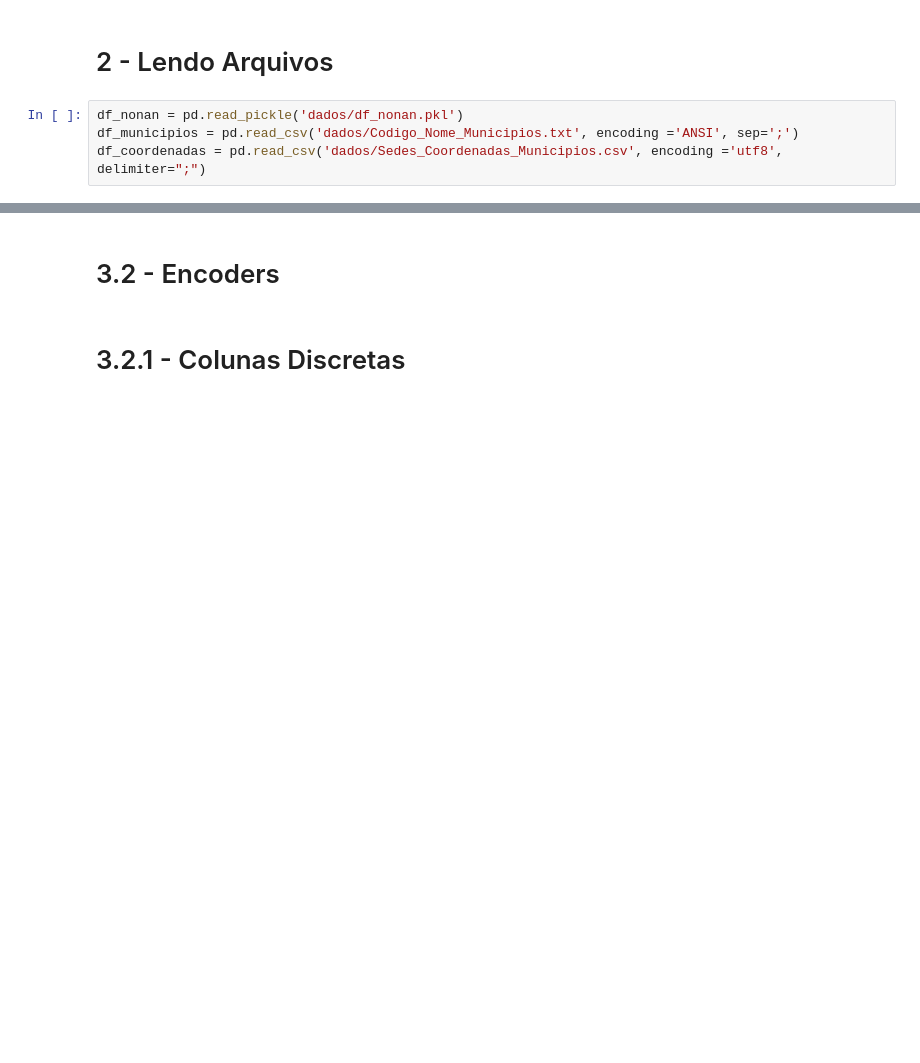
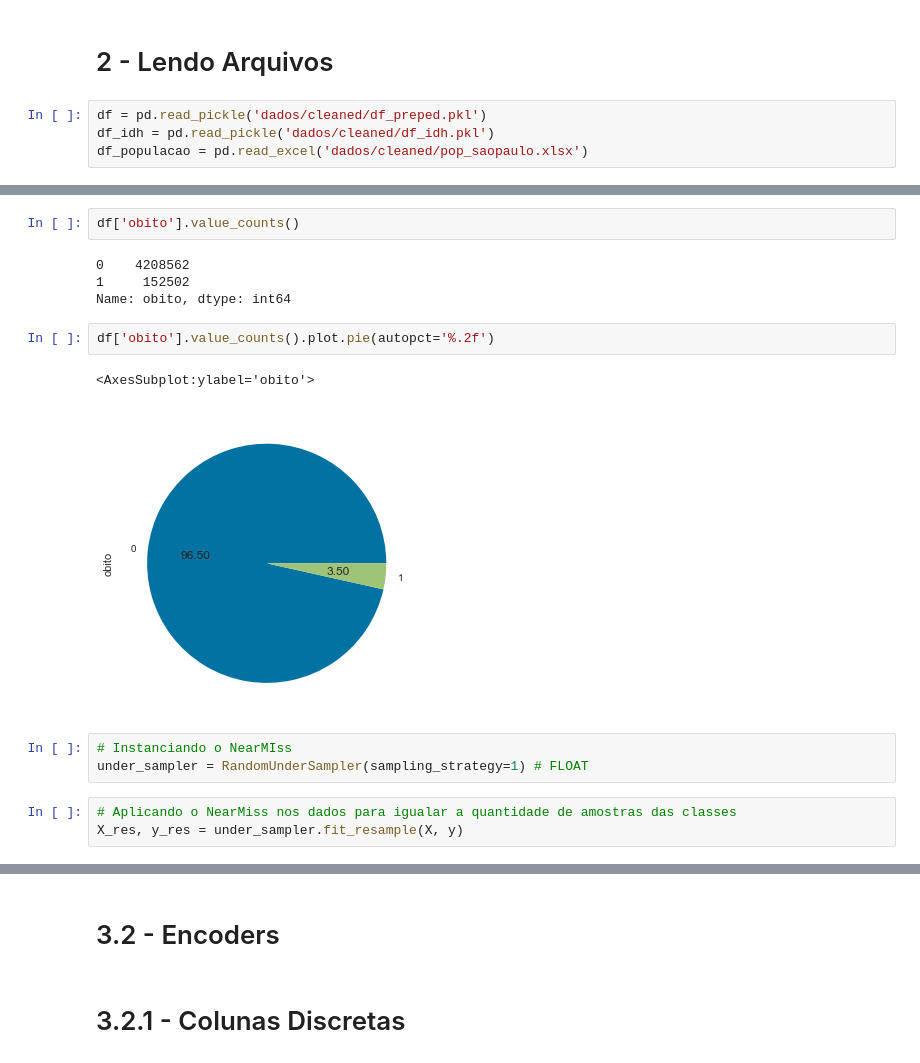
Before and after one commit to 1colete/dh_projeto_integrador, a Jupyter notebook: 3_modelagem.ipynb, the cells around one changed output, grey strips where cells are left out. Drawn from its saved outputs; the diff is of its cells as text; blank space fills up the shorter version.

```diff
--- a/3_modelagem.ipynb
+++ b/3_modelagem.ipynb
@@ -58,6 +59,6 @@ warnings.filterwarnings('ignore')
 # %% [markdown]
 # 2 - Lendo Arquivos
 # %%
-df_nonan = pd.read_pickle('dados/df_nonan.pkl')
-df_municipios = pd.read_csv('dados/Codigo_Nome_Municipios.txt', encoding ='ANSI', sep=';')
-df_coordenadas = pd.read_csv('dados/Sedes_Coordenadas_Municipios.csv', encoding ='utf8', delimiter=";")
+df = pd.read_pickle('dados/cleaned/df_preped.pkl')
+df_idh = pd.read_pickle('dados/cleaned/df_idh.pkl')
+df_populacao = pd.read_excel('dados/cleaned/pop_saopaulo.xlsx')
@@ -63,0 +81,17 @@ df_coordenadas = pd.read_csv('dados/Sedes_Coordenadas_Municipios.csv', encoding
+# %%
+df['obito'].value_counts()
+# %% [output]
+0    4208562
+1     152502
+Name: obito, dtype: int64
+# %%
+df['obito'].value_counts().plot.pie(autopct='%.2f')
+# %% [output]
+<AxesSubplot:ylabel='obito'>
+[figure, added]
+# %%
+# Instanciando o NearMIss
+under_sampler = RandomUnderSampler(sampling_strategy=1) # FLOAT
+# %%
+# Aplicando o NearMiss nos dados para igualar a quantidade de amostras das classes
+X_res, y_res = under_sampler.fit_resample(X, y)
```
Also changed, not shown: parts of 76 cells of this notebook, 2 other files.
